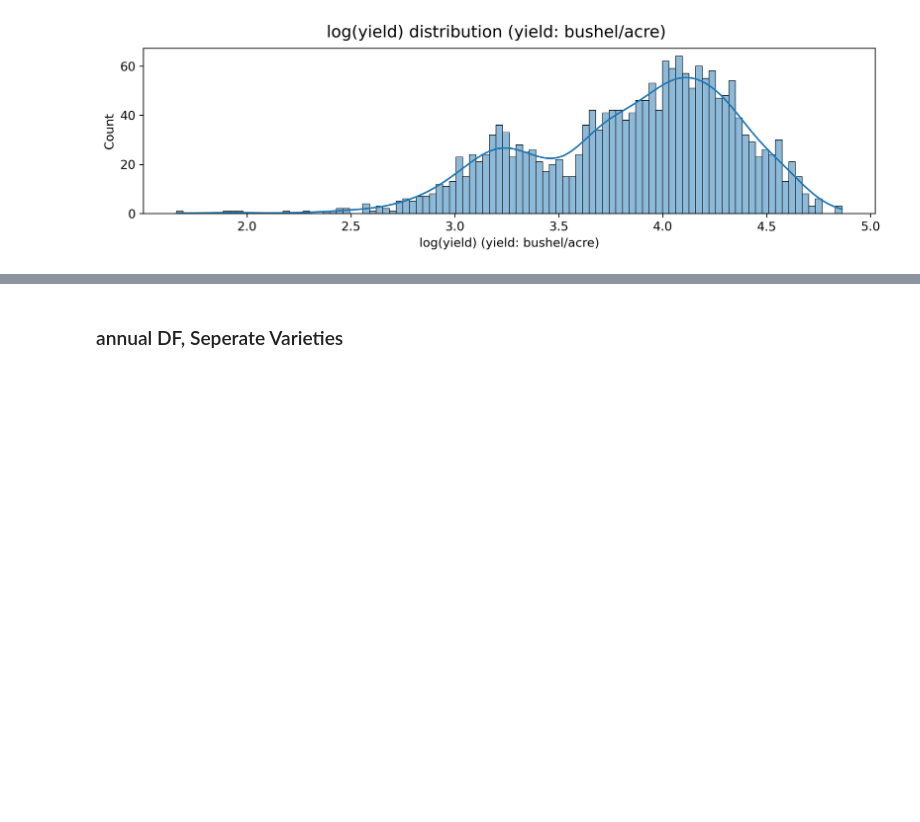
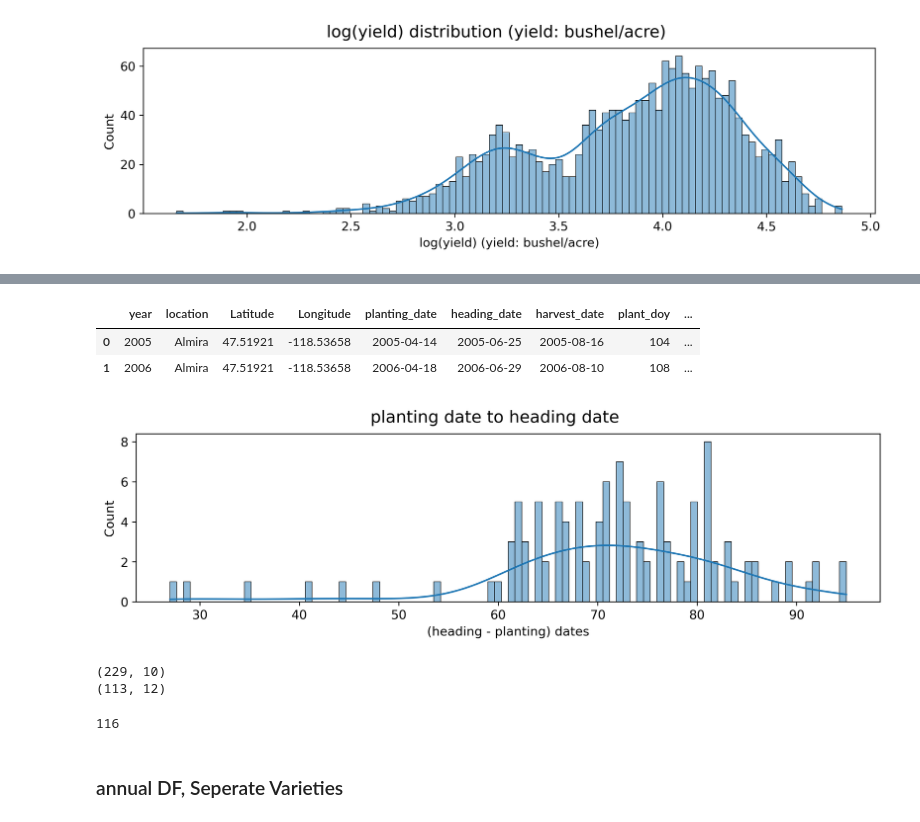
Before and after one commit to HNoorazar/Ag_Others, a Jupyter notebook: Ehsan/Wheat/00_read_excel_dump.ipynb, the cells around one changed output, grey strips where cells are left out. Saved outputs shown, nothing was run; the diff lists cells and outputs as text; code cells hidden in the pictures; blank space fills up the shorter version.

Commit message:
export heading date histogram

```diff
--- a/Ehsan/Wheat/00_read_excel_dump.ipynb
+++ b/Ehsan/Wheat/00_read_excel_dump.ipynb
@@ -281,3 +281,8 @@ file_name = wheat_plot_dir + "log_yield_hist.pdf"
 plt.savefig(file_name, dpi=400)
 # %% [output]
 [figure]
+# %%
+temp_df = wheat_date.copy()
+temp_df.dropna(inplace=True)
+print (temp_df.shape)
+temp_df.head(2)
@@ -284,3 +294,36 @@ plt.savefig(file_name, dpi=400)
+# %%
+temp_df["heading_date"] = pd.to_datetime(temp_df["heading_date"])
+temp_df["heading_DoY"] = temp_df["heading_date"].dt.dayofyear
+temp_df.head(2)
+# %% [output]
+|  | year | location | Latitude | Longitude | planting_date | heading_date | harvest_date | plant_doy | ... |
+| 0 | 2005 | Almira | 47.51921 | -118.53658 | 2005-04-14 | 2005-06-25 | 2005-08-16 | 104 | ... |
+| 1 | 2006 | Almira | 47.51921 | -118.53658 | 2006-04-18 | 2006-06-29 | 2006-08-10 | 108 | ... |
+# %%
+temp_df["Head_minus_plant"] = temp_df["heading_DoY"] - temp_df["plant_doy"]
+# %%
+fig, axes = plt.subplots(1, 1, figsize=(10, 3), sharey=False, sharex=False, dpi=dpi_)
+sns.set_style({'axes.grid' : False})
+
+sns.histplot(data=(temp_df["Head_minus_plant"]), ax=axes, bins=100, kde=True);
+axes.set_xlabel(r"(heading - planting) dates");
+fig.suptitle('planting date to heading date', y=0.95, fontsize=suptitle_fontsize)
+# axes.set_title('heading_date');
+fig.subplots_adjust(top=0.85, bottom=0.15, left=0.052, right=0.981, wspace=-0.2, hspace=0)
+file_name = wheat_plot_dir + "heading_date_dist.pdf"
+plt.savefig(file_name, dpi=400)
+# %% [output]
+[figure, added]
+# %%
+print (wheat_date.shape)
+print (temp_df.shape)
+# %% [output]
+(229, 10)
+(113, 12)
+# %%
+229-113
+# %% [output]
+116
 # %% [markdown]
 ### annual DF, Seperate Varieties
 # %%
```
Also changed, not shown: parts of 4 cells of this notebook, 3 other files.
